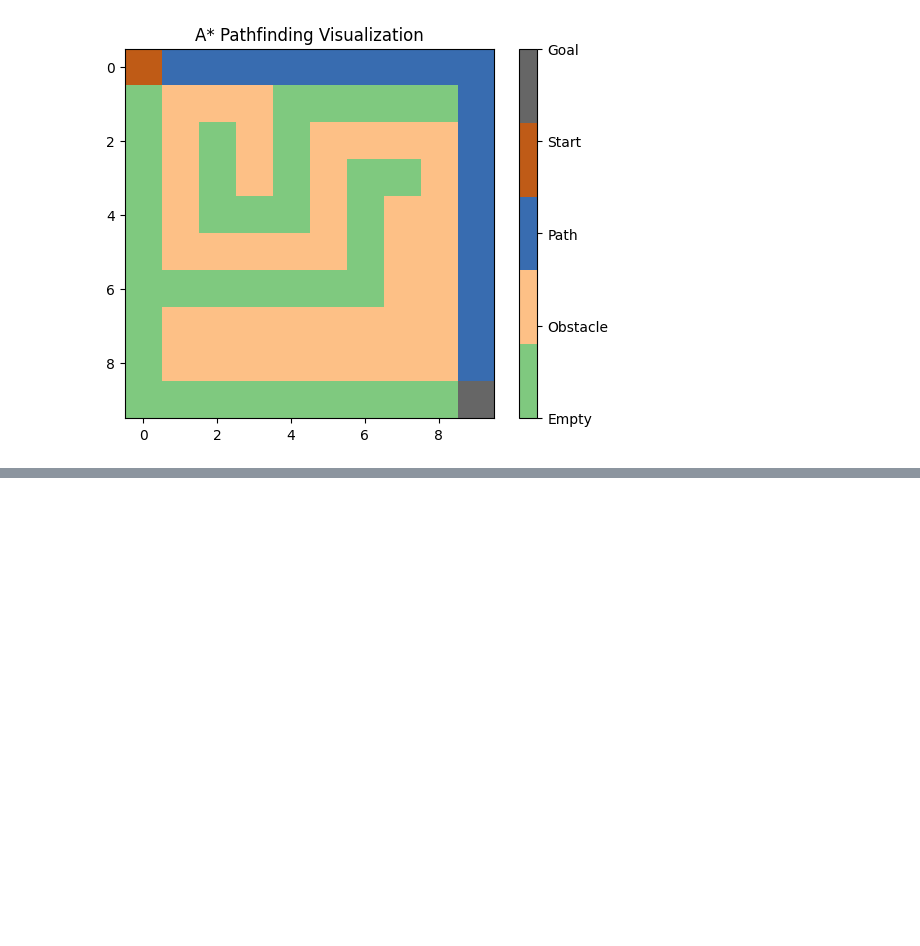
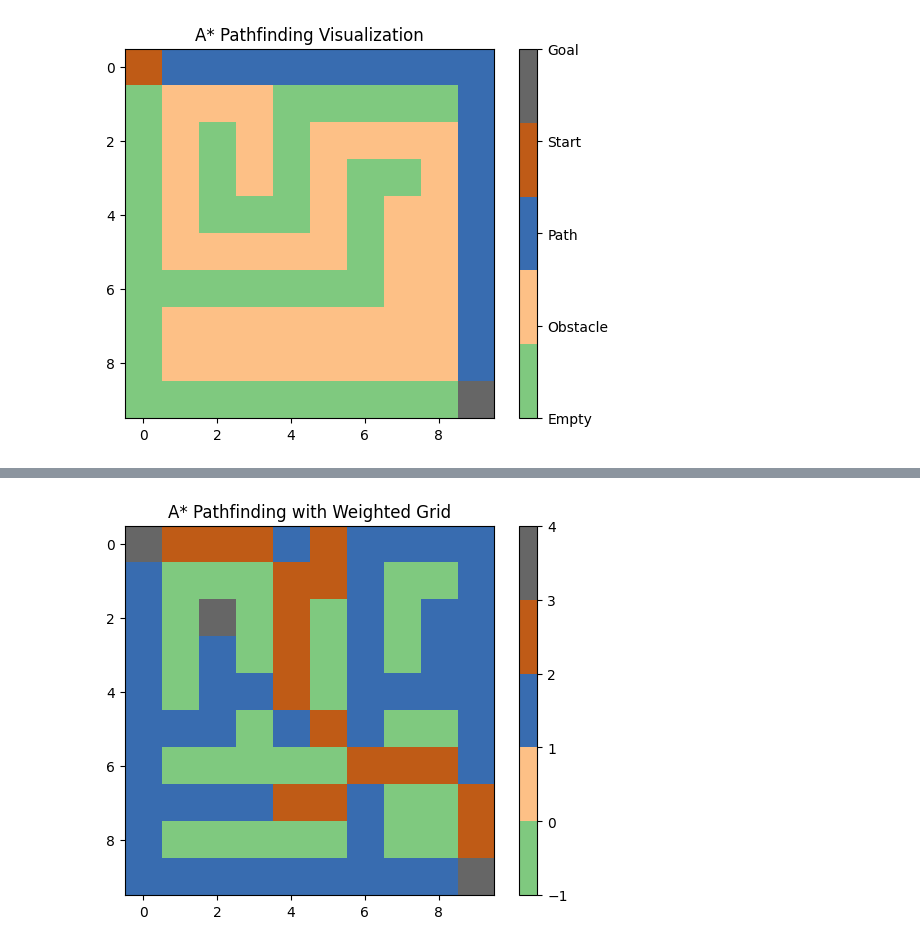
Before and after one commit to IrfanDaffa10/Irfan-Daffayudha-Artificial-Intelegence-, a Jupyter notebook: Heuristic_A_.ipynb, the cells around one changed output, grey strips where cells are left out. Saved outputs shown, nothing was run; the diff lists cells and outputs as text; code cells hidden in the pictures; blank space fills up the shorter version.

```diff
--- a/Heuristic_A_.ipynb
+++ b/Heuristic_A_.ipynb
@@ -91,0 +147,88 @@ abbbb
+# %%
+import heapq
+import matplotlib.pyplot as plt
+import numpy as np
+
+def a_star(grid, start, goal):
+    def heuristic(a, b):
+        """ Menghitung heuristic (Manhattan Distance) """
+        return abs(a[0] - b[0]) + abs(a[1] - b[1])
+
+    directions = [
+        (0, 1), (1, 0), (0, -1), (-1, 0),  # Atas, Bawah, Kiri, Kanan
+        (-1, -1), (-1, 1), (1, -1), (1, 1) # Diagonal
+    ]
+
+    open_list = []
+    heapq.heappush(open_list, (0, start))
+
+    g_score = {start: 0}
+    f_score = {start: heuristic(start, goal)}
+    came_from = {}
+
+    while open_list:
+        _, current = heapq.heappop(open_list)
+
+        if current == goal:
+            path = []
+            while current in came_from:
+                path.append(current)
+                current = came_from[current]
+            path.append(start)
+            path.reverse()
+            return path
+
+        for direction in directions:
+            neighbor = (current[0] + direction[0], current[1] + direction[1])
+
+            if 0 <= neighbor[0] < len(grid) and 0 <= neighbor[1] < len(grid[0]) and grid[neighbor[0]][neighbor[1]] != -1:
+                cost = 1 if direction in [(0, 1), (1, 0), (0, -1), (-1, 0)] else 1.4  # Bobot ekstra untuk diagonal
+                tentative_g_score = g_score[current] + grid[neighbor[0]][neighbor[1]] * cost
+
+                if neighbor not in g_score or tentative_g_score < g_score[neighbor]:
+                    came_from[neighbor] = current
+                    g_score[neighbor] = tentative_g_score
+                    f_score[neighbor] = tentative_g_score + heuristic(neighbor, goal)
+                    heapq.heappush(open_list, (f_score[neighbor], neighbor))
+
+    return None
+
+def visualize_path(grid, path, start, goal):
+    grid = np.array(grid, dtype=float)
+    for (x, y) in path:
+        grid[x, y] = 2  # Menandai jalur
+    grid[start[0], start[1]] = 3  # Titik awal
+    grid[goal[0], goal[1]] = 4  # Titik tujuan
+
+    cmap = plt.cm.get_cmap("Accent", 5)
+
+    plt.imshow(grid, cmap=cmap, interpolation="nearest")
+    plt.colorbar()
+    plt.title("A* Pathfinding with Weighted Grid")
+    plt.show()
+
+# Definisi grid (0 = jalan biasa, angka lebih besar = lebih sulit dilalui, -1 = rintangan)
+grid = [
+    [1, 1, 1, 1, 1, 2, 1, 1, 1, 1],
+    [1, -1, -1, -1, 1, 2, 1, -1, -1, 1],
+    [1, -1, 3, -1, 1, -1, 1, -1, 1, 1],
+    [1, -1, 1, -1, 1, -1, 1, -1, 1, 1],
+    [1, -1, 1, 1, 1, -1, 1, 1, 1, 1],
+    [1, 1, 1, -1, 1, 1, 1, -1, -1, 1],
+    [1, -1, -1, -1, -1, -1, 1, 1, 1, 1],
+    [1, 1, 1, 1, 2, 2, 1, -1, -1, 1],
+    [1, -1, -1, -1, -1, -1, 1, -1, -1, 1],
+    [1, 1, 1, 1, 1, 1, 1, 1, 1, 1]
+]
+
+start = (0, 0)
+goal = (9, 9)
+
+path = a_star(grid, start, goal)
+
+if path:
+    print("Jalur ditemukan:", path)
+    visualize_path(grid, path, start, goal)
+else:
+    print("Tidak ada jalur yang ditemukan")
+# %% [output]
@@ -91,0 +236 @@ abbbb
+[figure, added]
```
Also changed, not shown: parts of 3 cells of this notebook.
